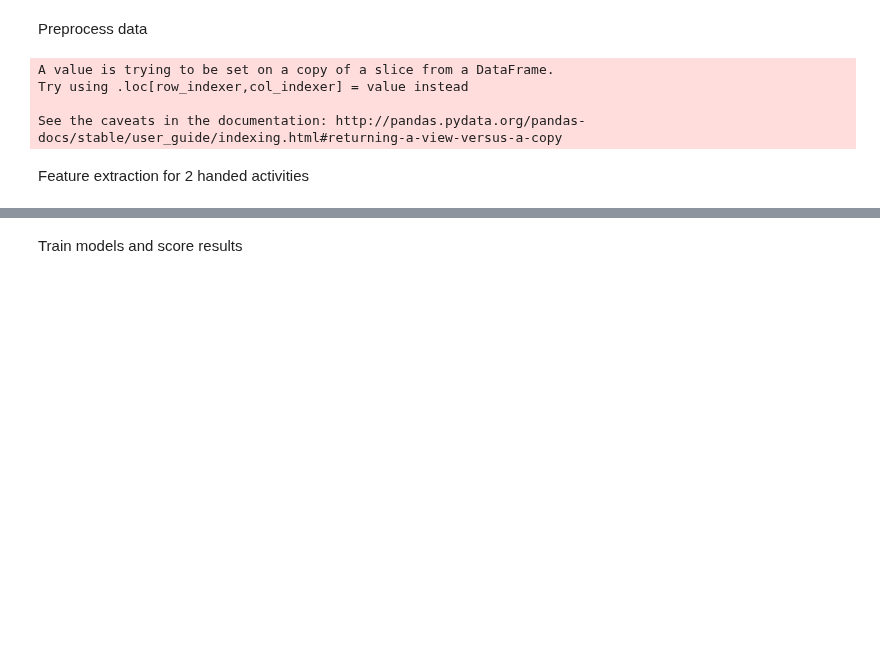
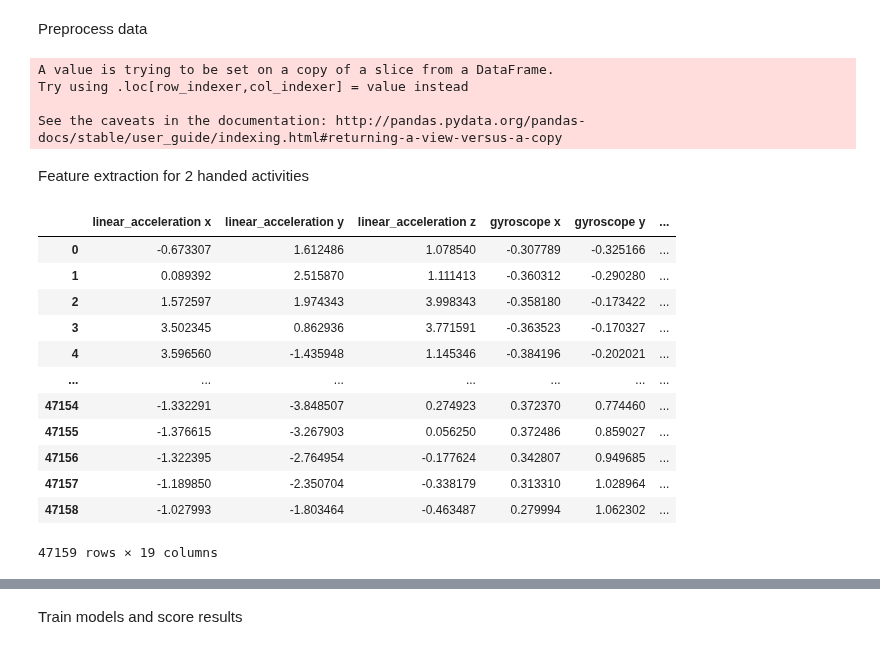
Before and after one commit to mp-mental-health-2020/mp-mental-health-2020, a Jupyter notebook: src/experiments/Supervised Classification.ipynb, the cells around one changed output, grey strips where cells are left out. Drawn from its saved outputs; the diff is of its cells as text; code cells hidden in the pictures; blank space fills up the shorter version.

```diff
--- a/src/experiments/Supervised Classification.ipynb
+++ b/src/experiments/Supervised Classification.ipynb
@@ -15,7 +15,7 @@ chunks = {"right": [], "left": []}
 y_columns = ["start", "end", "label", "hand"]
 y = pd.DataFrame(columns=y_columns)
 #del experiment_dirs[1]
-for dir in experiment_dirs[1:3]:
+for dir in experiment_dirs:
     offsets = {}
     with open(dir + "/offset.txt") as f:
         for line in f:
@@ -86,6 +86,22 @@ Try using .loc[row_indexer,col_indexer] = value instead
 See the caveats in the documentation: http://pandas.pydata.org/pandas-docs/stable/user_guide/indexing.html#returning-a-view-versus-a-copy
 # %% [markdown]
 Feature extraction for 2 handed activities
+# %%
+pd.concat(chunks_two_handed).reset_index(drop=True)
+# %% [output]
+|  | linear_acceleration x | linear_acceleration y | linear_acceleration z | gyroscope x | gyroscope y | ... |
+| 0 | -0.673307 | 1.612486 | 1.078540 | -0.307789 | -0.325166 | ... |
+| 1 | 0.089392 | 2.515870 | 1.111413 | -0.360312 | -0.290280 | ... |
+| 2 | 1.572597 | 1.974343 | 3.998343 | -0.358180 | -0.173422 | ... |
+| 3 | 3.502345 | 0.862936 | 3.771591 | -0.363523 | -0.170327 | ... |
+| 4 | 3.596560 | -1.435948 | 1.145346 | -0.384196 | -0.202021 | ... |
+| ... | ... | ... | ... | ... | ... | ... |
+| 47154 | -1.332291 | -3.848507 | 0.274923 | 0.372370 | 0.774460 | ... |
+| 47155 | -1.376615 | -3.267903 | 0.056250 | 0.372486 | 0.859027 | ... |
+| 47156 | -1.322395 | -2.764954 | -0.177624 | 0.342807 | 0.949685 | ... |
+| 47157 | -1.189850 | -2.350704 | -0.338179 | 0.313310 | 1.028964 | ... |
+| 47158 | -1.027993 | -1.803464 | -0.463487 | 0.279994 | 1.062302 | ... |
+47159 rows × 19 columns
 # %%
 %load_ext autoreload
 %autoreload 2
```
Also changed, not shown: parts of 12 cells of this notebook.
